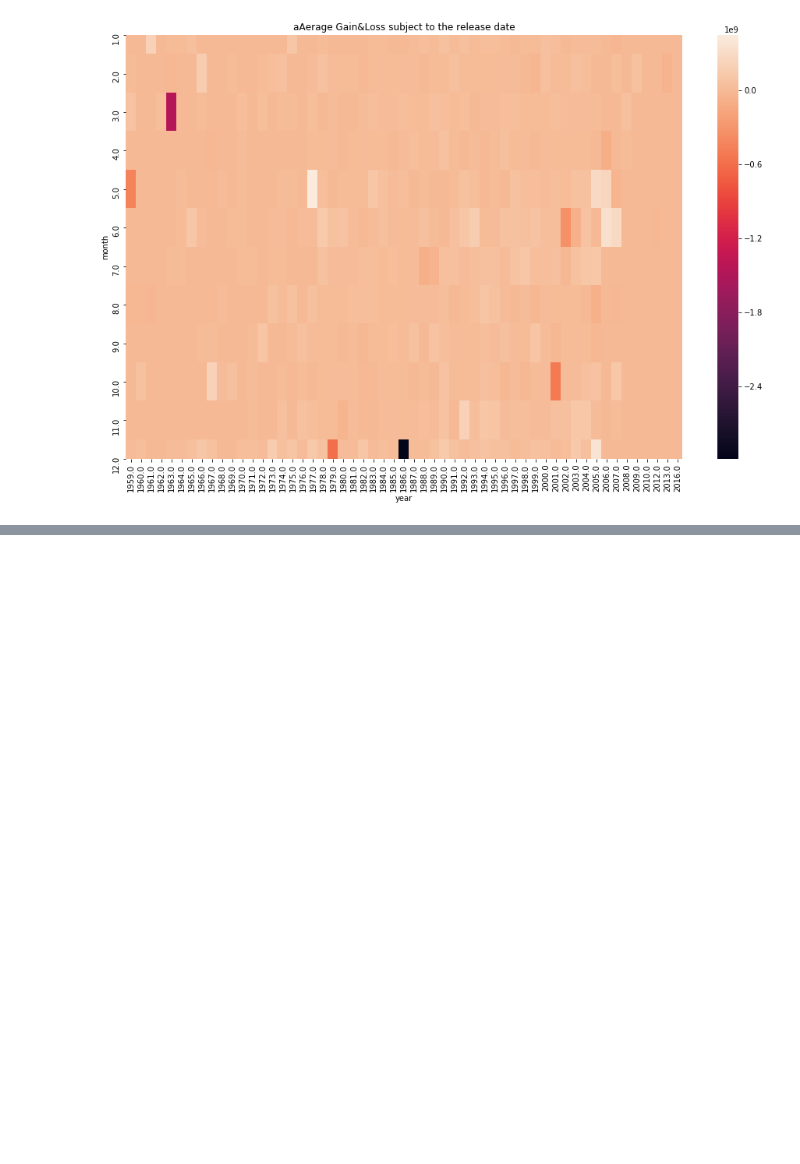
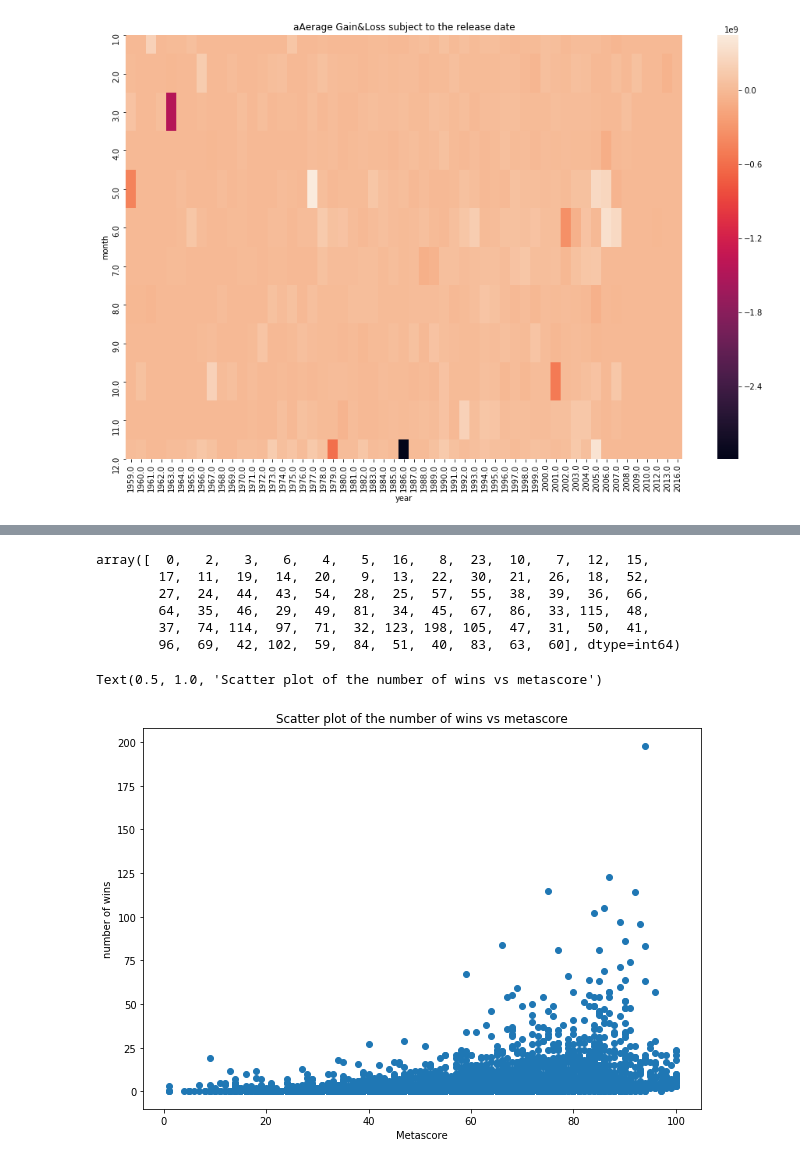
Before and after one commit to Ruchiranga/AD_A-team-project, a Jupyter notebook: first_analysis_souhail.ipynb, the cells around one changed output, grey strips where cells are left out. Drawn from its saved outputs; the diff is of its cells as text; code cells hidden in the pictures; blank space fills up the shorter version.

```diff
--- a/first_analysis_souhail.ipynb
+++ b/first_analysis_souhail.ipynb
@@ -195,0 +257,18 @@ Text(0.5, 1, 'aAerage Gain&Loss subject to the release date')
+# %%
+movies.wins.unique()
+# %% [output]
+array([  0,   2,   3,   6,   4,   5,  16,   8,  23,  10,   7,  12,  15,
+        17,  11,  19,  14,  20,   9,  13,  22,  30,  21,  26,  18,  52,
+        27,  24,  44,  43,  54,  28,  25,  57,  55,  38,  39,  36,  66,
+        64,  35,  46,  29,  49,  81,  34,  45,  67,  86,  33, 115,  48,
+        37,  74, 114,  97,  71,  32, 123, 198, 105,  47,  31,  50,  41,
+        96,  69,  42, 102,  59,  84,  51,  40,  83,  63,  60], dtype=int64)
+# %%
+ax,fig=plt.subplots(figsize=(10,7))
+plt.scatter(movies.metascore,movies.wins)
+plt.xlabel('Metascore')
+plt.ylabel('number of wins')
+plt.title('Scatter plot of the number of wins vs metascore')
+# %% [output]
+Text(0.5, 1.0, 'Scatter plot of the number of wins vs metascore')
+[figure, added]
```
Also changed, not shown: parts of 14 cells of this notebook.
